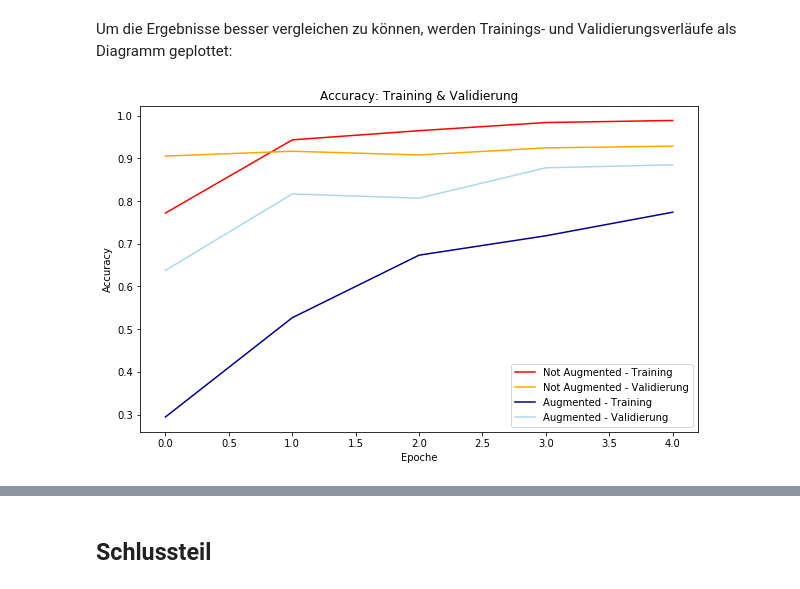
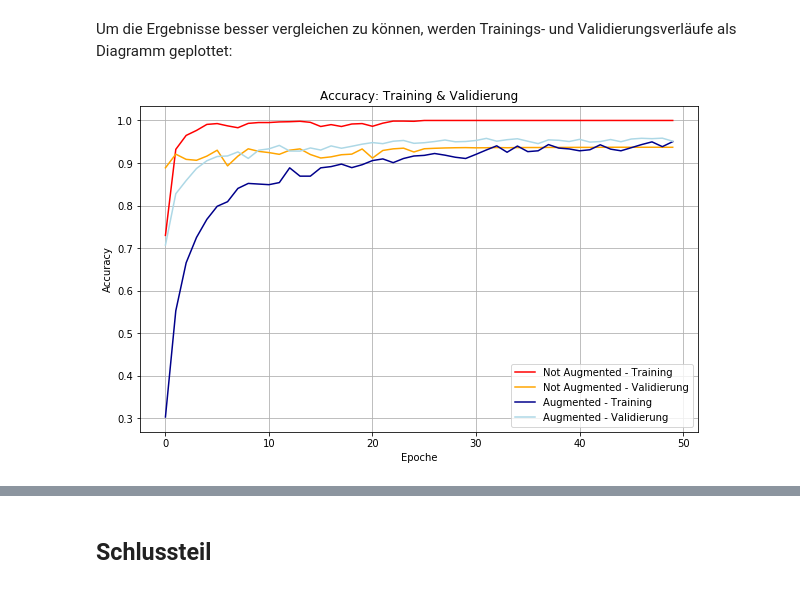
Before and after one commit to MajusLenz/Dogspiracy-machine-learning, a Jupyter notebook: jupyter_notebook/ImageAugmentation.ipynb, the cells around one changed output, grey strips where cells are left out. Saved outputs shown, nothing was run; the diff lists cells and outputs as text; code cells hidden in the pictures.

```diff
--- a/jupyter_notebook/ImageAugmentation.ipynb
+++ b/jupyter_notebook/ImageAugmentation.ipynb
@@ -254,9 +256,11 @@ def new_model():
 # %%
+NUMBER_OF_EPOCHS = 50
+
 model_without_aug = new_model()
 
-no_aug_history = model_without_aug.fit(non_augmented_train_batches, epochs=5, validation_data=validation_batches)
+no_aug_history = model_without_aug.fit(non_augmented_train_batches, epochs=NUMBER_OF_EPOCHS, validation_data=validation_batches)
 
 model_with_aug = new_model()
 
-aug_history = model_with_aug.fit(augmented_train_batches, epochs=5, validation_data=validation_batches)
+aug_history = model_with_aug.fit(augmented_train_batches, epochs=NUMBER_OF_EPOCHS, validation_data=validation_batches)
 # %% [output]
@@ -284,25 +285,15 @@ Epoch 5/5
 Um die Ergebnisse besser vergleichen zu können, werden Trainings- und Validierungsverläufe als Diagramm geplottet:
 # %%
 plt.figure(figsize = (10, 6))
-plt.plot(range(5), no_aug_history.history["accuracy"], "red", label = "Not Augmented - Training")
-plt.plot(range(5), no_aug_history.history["val_accuracy"], "orange", label = "Not Augmented - Validierung")
-plt.plot(range(5), aug_history.history["accuracy"], "darkblue", label = "Augmented - Training")
-plt.plot(range(5), aug_history.history["val_accuracy"], "lightblue", label = "Augmented - Validierung")
+plt.plot(range(NUMBER_OF_EPOCHS), no_aug_history.history["accuracy"], "red", label = "Not Augmented - Training")
+plt.plot(range(NUMBER_OF_EPOCHS), no_aug_history.history["val_accuracy"], "orange", label = "Not Augmented - Validierung")
+plt.plot(range(NUMBER_OF_EPOCHS), aug_history.history["accuracy"], "darkblue", label = "Augmented - Training")
+plt.plot(range(NUMBER_OF_EPOCHS), aug_history.history["val_accuracy"], "lightblue", label = "Augmented - Validierung")
 plt.title("Accuracy: Training & Validierung")
 plt.ylabel("Accuracy")
 plt.xlabel("Epoche")
 plt.legend()
+plt.grid()
 plt.show()
-
-plt.figure(figsize = (10, 6))
-plt.plot(range(5), no_aug_history.history["loss"], "red", label = "Not Augmented - Training")
-plt.plot(range(5), no_aug_history.history["val_loss"], "orange", label = "Not Augmented - Validierung")
-plt.plot(range(5), aug_history.history["loss"], "darkblue", label = "Augmented - Training")
-plt.plot(range(5), aug_history.history["val_loss"], "lightblue", label = "Augmented - Validierung")
-plt.title("Loss: Training & Validierung")
-plt.ylabel("Verlustfunktion")
-plt.xlabel("Epoche")
-plt.legend()
-plt.show()
 # %% [output]
-[figure, old version]
+[figure, new version]
```
Also changed, not shown: parts of 7 cells of this notebook.
